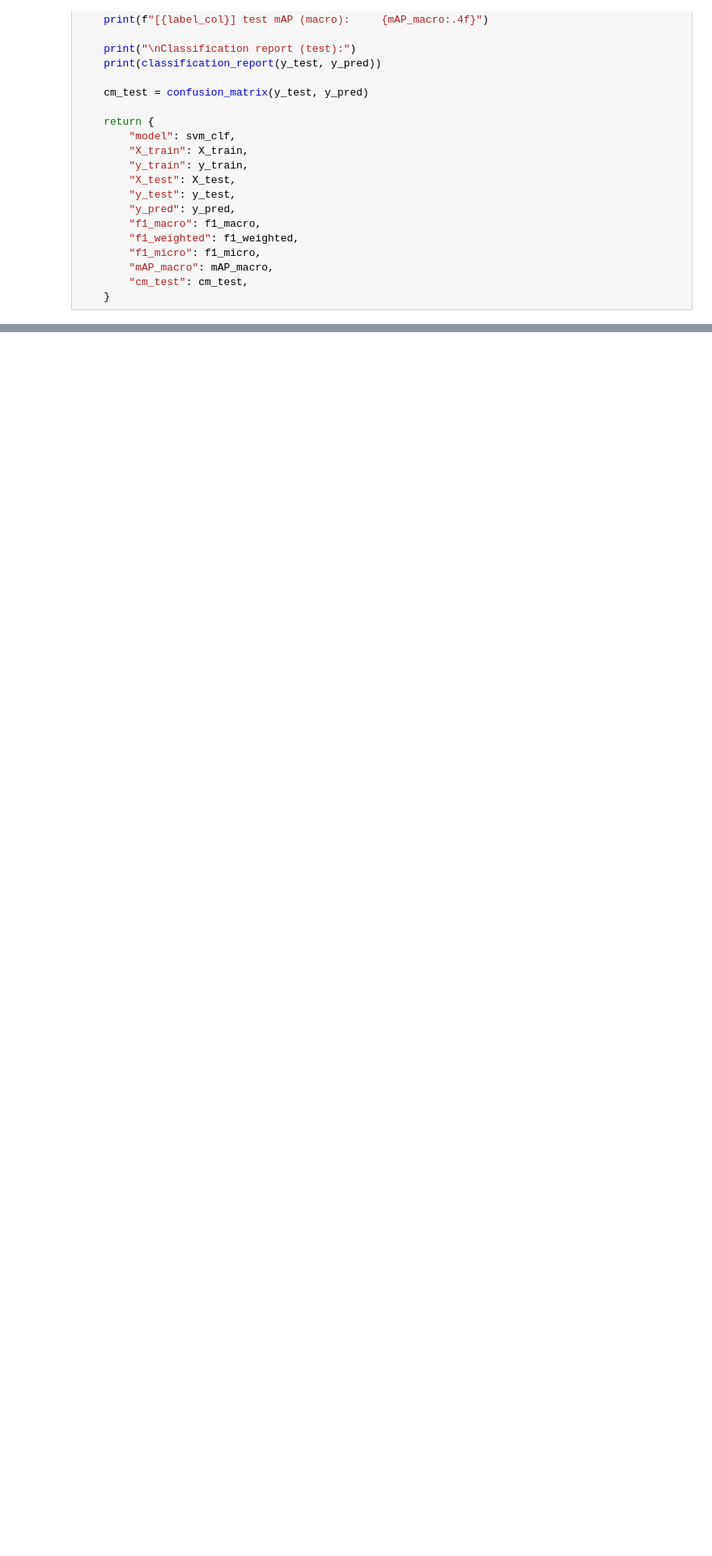
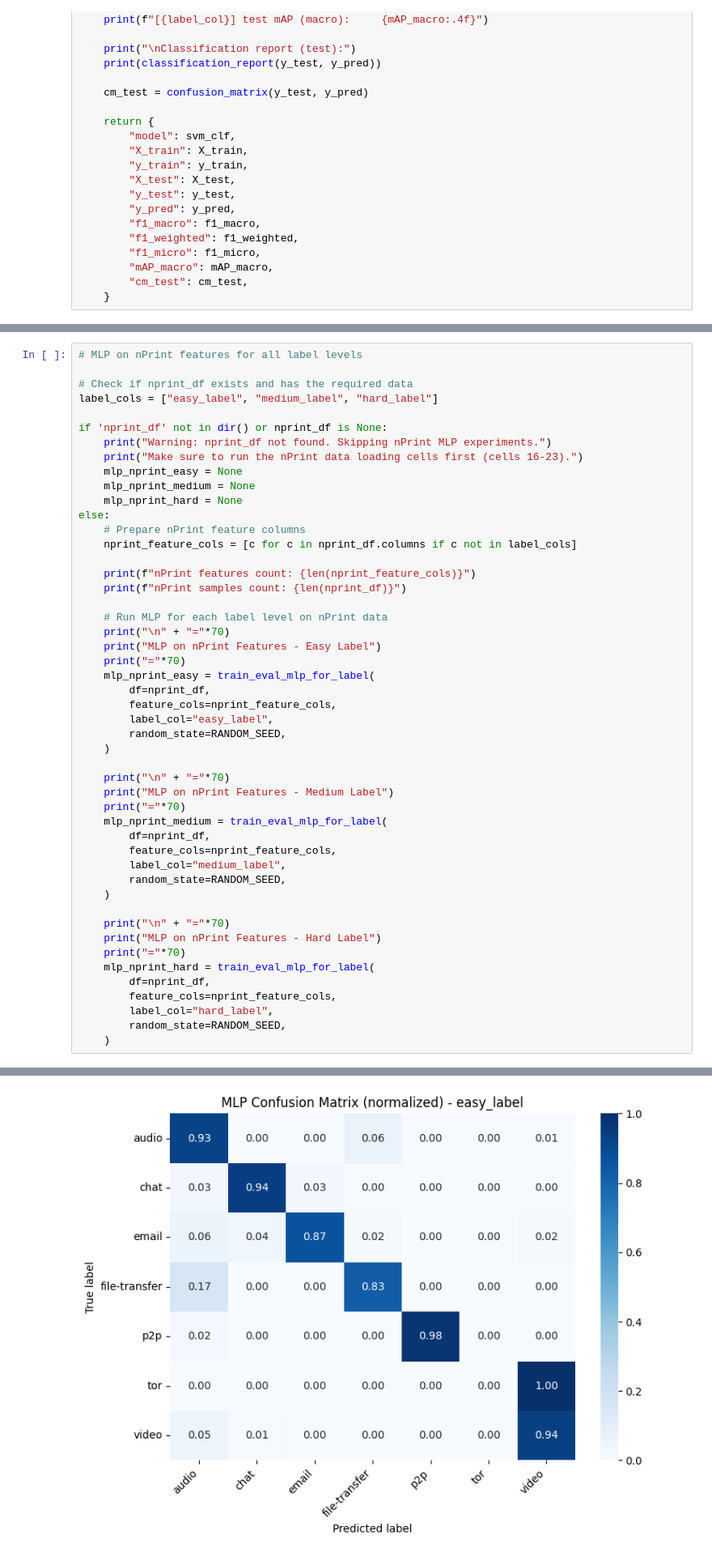
Before and after one commit to faizHilaly/ml_systems_final, a Jupyter notebook: final copy.ipynb, the cells around one changed output, grey strips where cells are left out. Shown at 81% size. Saved outputs shown, nothing was run; the diff lists cells and outputs as text; blank space fills up the shorter version.

```diff
--- a/final copy.ipynb
+++ b/final copy.ipynb
@@ -1673,0 +2238,50 @@ nprint_res_hard = train_eval_svm_for_label_nprint(nprint_df, feature_cols, "hard
+# %%
+# MLP on nPrint features for all label levels
+
+# Check if nprint_df exists and has the required data
+label_cols = ["easy_label", "medium_label", "hard_label"]
+
+if 'nprint_df' not in dir() or nprint_df is None:
+    print("Warning: nprint_df not found. Skipping nPrint MLP experiments.")
+    print("Make sure to run the nPrint data loading cells first (cells 16-23).")
+    mlp_nprint_easy = None
+    mlp_nprint_medium = None
+    mlp_nprint_hard = None
+else:
+    # Prepare nPrint feature columns
+    nprint_feature_cols = [c for c in nprint_df.columns if c not in label_cols]
+
+    print(f"nPrint features count: {len(nprint_feature_cols)}")
+    print(f"nPrint samples count: {len(nprint_df)}")
+
+    # Run MLP for each label level on nPrint data
+    print("\n" + "="*70)
+    print("MLP on nPrint Features - Easy Label")
+    print("="*70)
+    mlp_nprint_easy = train_eval_mlp_for_label(
+        df=nprint_df,
+        feature_cols=nprint_feature_cols,
+        label_col="easy_label",
+        random_state=RANDOM_SEED,
+    )
+
+    print("\n" + "="*70)
+    print("MLP on nPrint Features - Medium Label")
+    print("="*70)
+    mlp_nprint_medium = train_eval_mlp_for_label(
+        df=nprint_df,
+        feature_cols=nprint_feature_cols,
+        label_col="medium_label",
+        random_state=RANDOM_SEED,
+    )
+
+    print("\n" + "="*70)
+    print("MLP on nPrint Features - Hard Label")
+    print("="*70)
+    mlp_nprint_hard = train_eval_mlp_for_label(
+        df=nprint_df,
+        feature_cols=nprint_feature_cols,
+        label_col="hard_label",
+        random_state=RANDOM_SEED,
+    )
+# %% [output]
@@ -1673,0 +2305 @@ nprint_res_hard = train_eval_svm_for_label_nprint(nprint_df, feature_cols, "hard
+[figure, added]
```
Also changed, not shown: parts of 19 cells of this notebook, 1 other file.
